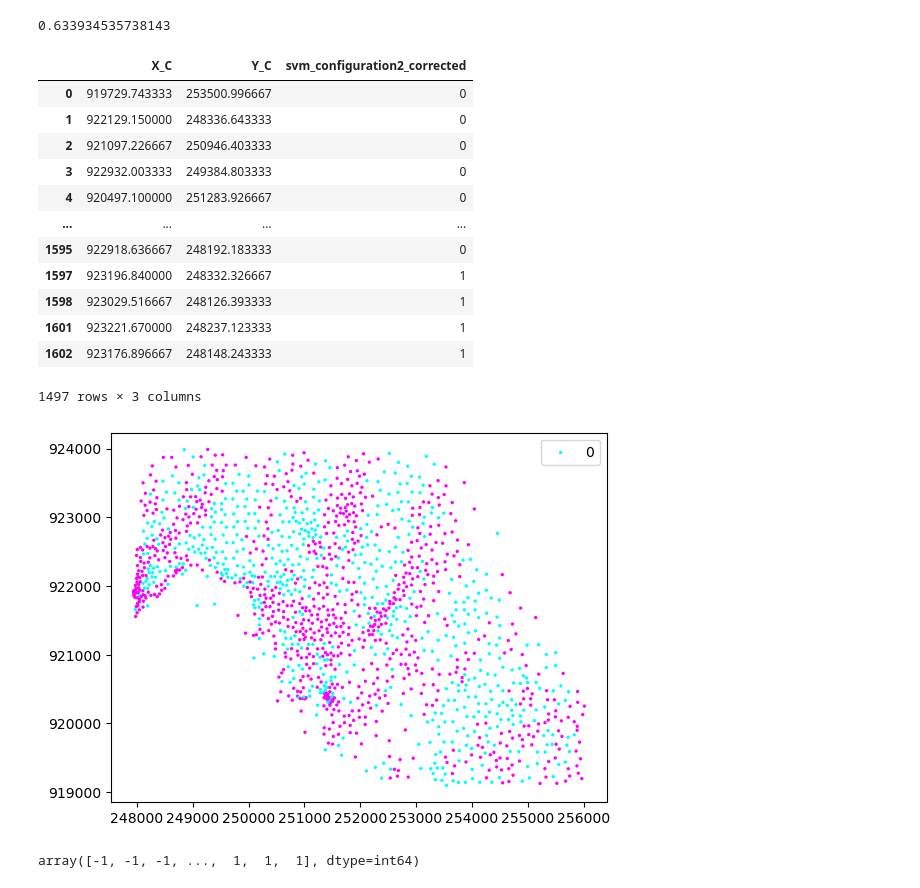
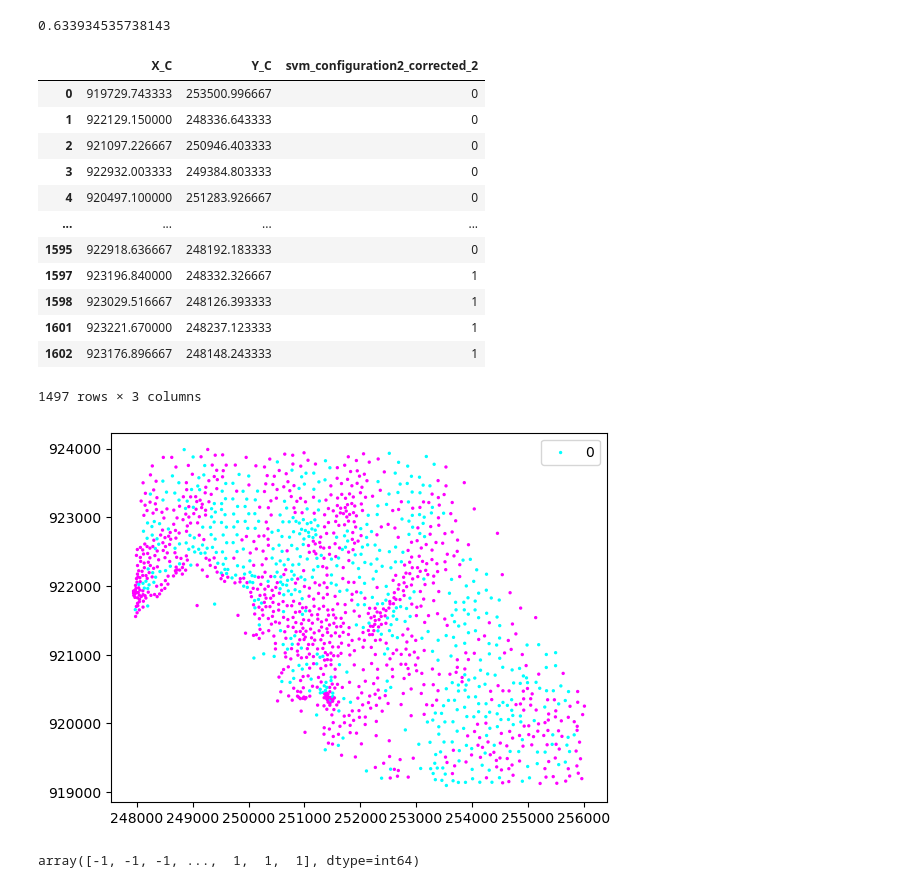
Before and after one commit to michalmichalak997/SubsurfaceBreaks, a Jupyter notebook: Broken_terrains_training_testing_evaluating_revision.ipynb, the cells around one changed output. Drawn from its saved outputs; the diff is of its cells as text; code cells hidden in the pictures.

```diff
--- a/Broken_terrains_training_testing_evaluating_revision.ipynb
+++ b/Broken_terrains_training_testing_evaluating_revision.ipynb
@@ -817,13 +817,13 @@ sum(predictions_mono_configuration2)/training_mono.shape[0]
 # %%
 mono_df_configuration2=pd.DataFrame(predictions_mono_configuration2)
 # %%
-training_mono.insert(2, "svm_configuration2_corrected", predictions_mono)
+training_mono.insert(2, "svm_configuration2_corrected_2", predictions_mono_configuration2)
 # %%
 training_mono=training_mono.iloc[:, 0:3]
 # %%
 training_mono
 # %% [output]
-|  | X_C | Y_C | svm_configuration2_corrected |
+|  | X_C | Y_C | svm_configuration2_corrected_2 |
 | 0 | 919729.743333 | 253500.996667 | 0 |
 | 1 | 922129.150000 | 248336.643333 | 0 |
 | 2 | 921097.226667 | 250946.403333 | 0 |
@@ -839,14 +839,14 @@ training_mono
 # %%
 xs = np.array(training_mono.X_C)
 ys = np.array(training_mono.Y_C)
-lab= np.array(training_mono.svm_configuration2_corrected)
+lab= np.array(training_mono.svm_configuration2_corrected_2)
 colormap = np.array([ 'aqua', 'magenta'])
 plt.scatter(ys, xs, s=2, c=colormap[lab])
 plt.legend(lab)
 plt.savefig('ksh_C_10_kernel_linear_22_08_24.png', bbox_inches='tight',  dpi=300)
 plt.show()
 # %% [output]
-[figure, old version]
+[figure, new version]
 # %%
 #Other configurations - 3
 # %%
```
Also changed, not shown: parts of 2 cells of this notebook.
